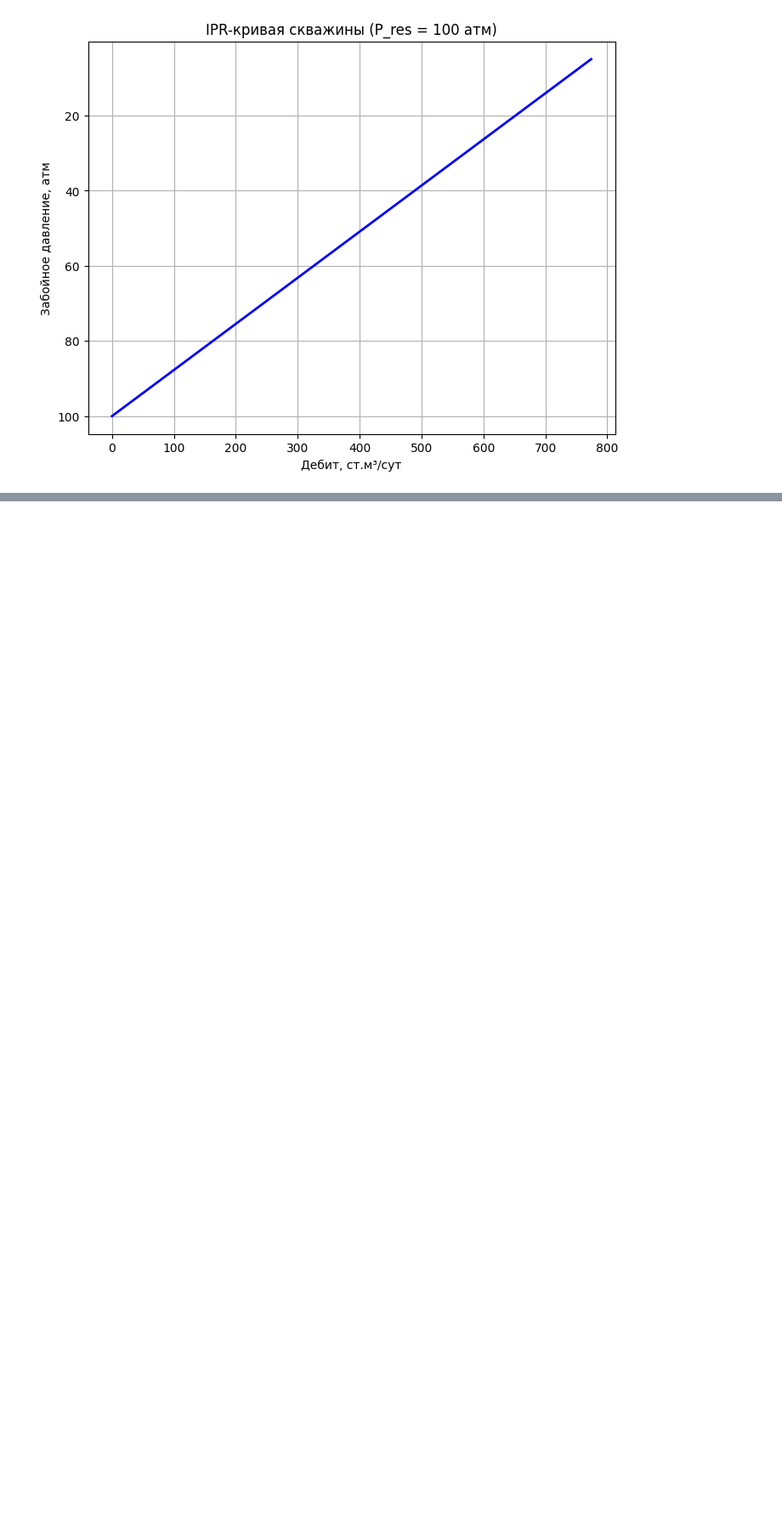
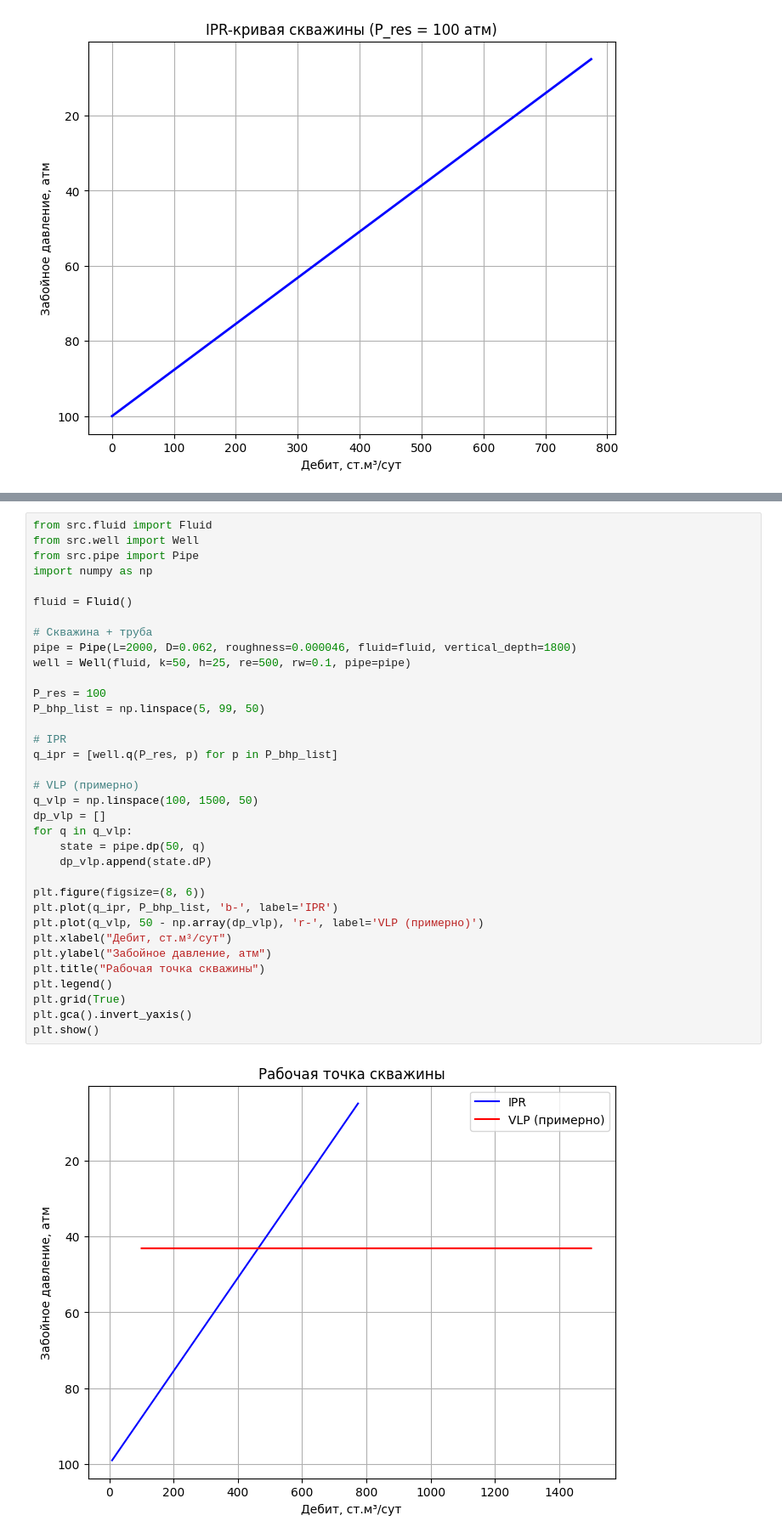
Before and after one commit to Alex-pugach/kursovaya_gaz, a Jupyter notebook: курсовая.ipynb, the cells around one changed output, grey strips where cells are left out. Shown at 85% size. Cells and saved outputs as stored; diff of their text form; blank space fills up the shorter version.

```diff
--- a/курсовая.ipynb
+++ b/курсовая.ipynb
@@ -79,0 +137,37 @@ plt.show()
+# %%
+from src.fluid import Fluid
+from src.well import Well
+from src.pipe import Pipe
+import numpy as np
+
+fluid = Fluid()
+
+# Скважина + труба
+pipe = Pipe(L=2000, D=0.062, roughness=0.000046, fluid=fluid, vertical_depth=1800)
+well = Well(fluid, k=50, h=25, re=500, rw=0.1, pipe=pipe)
+
+P_res = 100
+P_bhp_list = np.linspace(5, 99, 50)
+
+# IPR
+q_ipr = [well.q(P_res, p) for p in P_bhp_list]
+
+# VLP (примерно)
+q_vlp = np.linspace(100, 1500, 50)
+dp_vlp = []
+for q in q_vlp:
+    state = pipe.dp(50, q)
+    dp_vlp.append(state.dP)
+
+plt.figure(figsize=(8, 6))
+plt.plot(q_ipr, P_bhp_list, 'b-', label='IPR')
+plt.plot(q_vlp, 50 - np.array(dp_vlp), 'r-', label='VLP (примерно)')
+plt.xlabel("Дебит, ст.м³/сут")
+plt.ylabel("Забойное давление, атм")
+plt.title("Рабочая точка скважины")
+plt.legend()
+plt.grid(True)
+plt.gca().invert_yaxis()
+plt.show()
+# %% [output]
+[figure, added]
```
Also changed, not shown: parts of 10 cells of this notebook.
